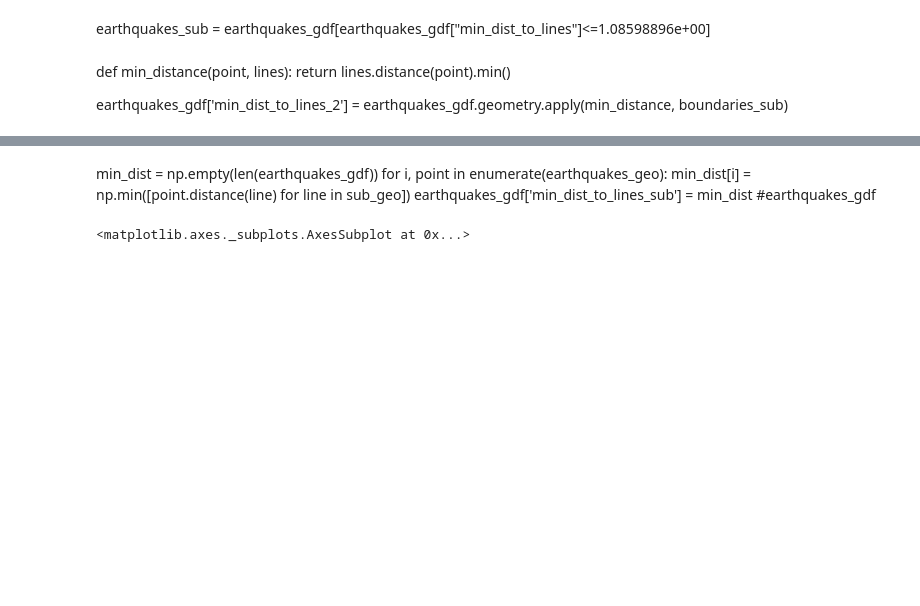
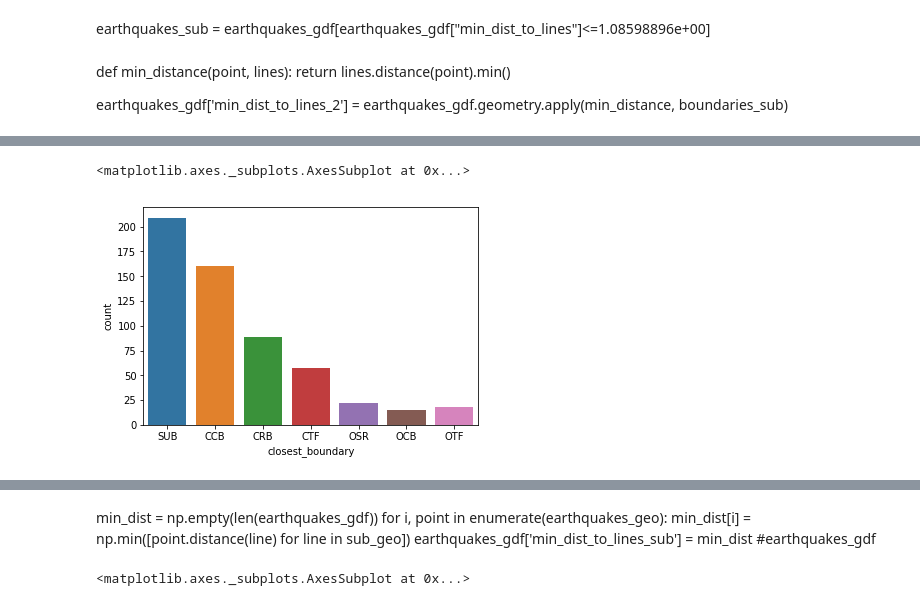
Before and after one commit to smitamisra/StrikingRobo_Earthquakes, a Jupyter notebook: MR_DQ3_2.ipynb, the cells around one changed output, grey strips where cells are left out. Cells and saved outputs as stored; diff of their text form; code cells hidden in the pictures; blank space fills up the shorter version.

```diff
--- a/MR_DQ3_2.ipynb
+++ b/MR_DQ3_2.ipynb
@@ -502,0 +453,5 @@ total_min_distances
+# %%
+sns.countplot(boundary_distances["closest_boundary"])
+# %% [output]
+<matplotlib.axes._subplots.AxesSubplot at 0x...>
+[figure, added]
```
Also changed, not shown: parts of 56 cells of this notebook, 1 other file.
